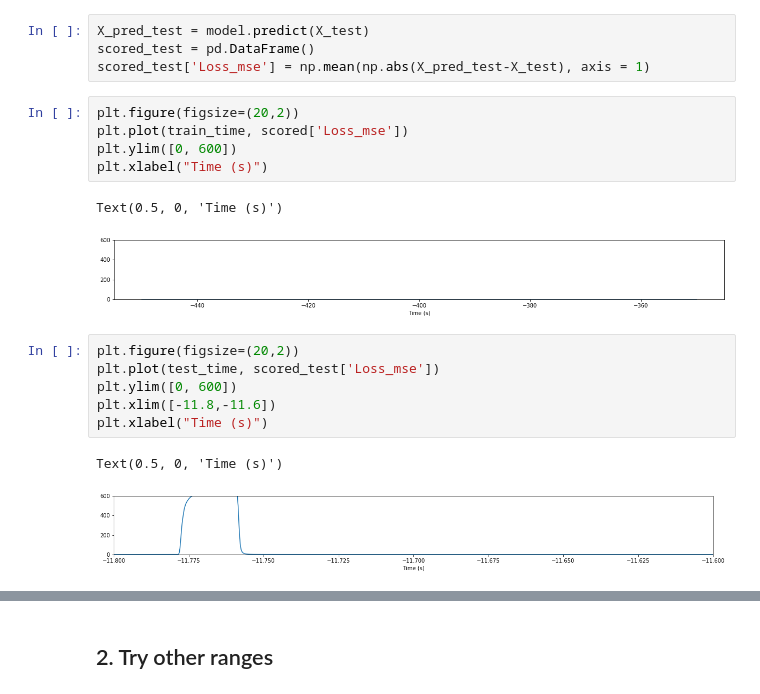
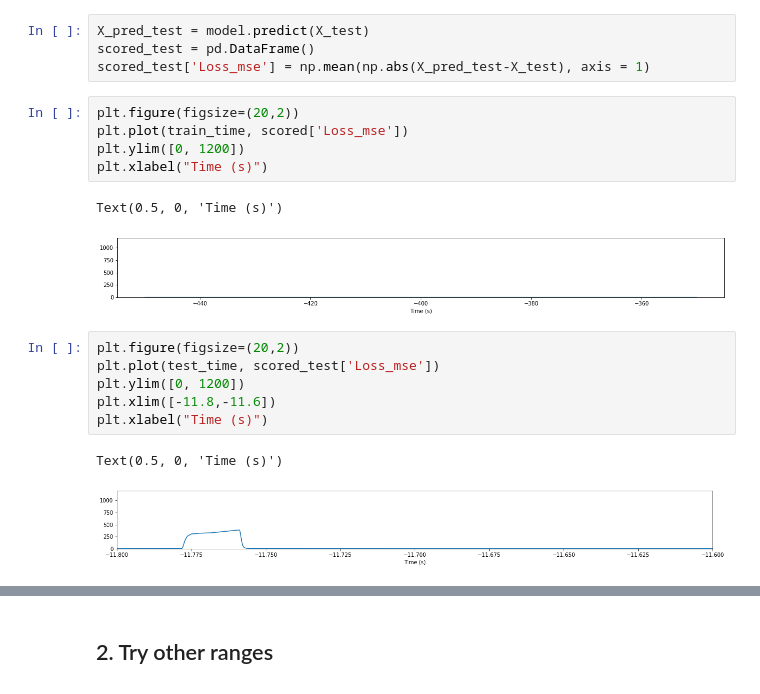
Before and after one commit to Duchstf/quench-detector, a Jupyter notebook: Ramp21--All-sensors-1.ipynb, the cells around one changed output, grey strips where cells are left out. Drawn from its saved outputs; the diff is of its cells as text.

```diff
--- a/Ramp21--All-sensors-1.ipynb
+++ b/Ramp21--All-sensors-1.ipynb
@@ -373,17 +373,17 @@ scored_test['Loss_mse'] = np.mean(np.abs(X_pred_test-X_test), axis = 1)
 # %%
 plt.figure(figsize=(20,2))
 plt.plot(train_time, scored['Loss_mse'])
-plt.ylim([0, 600])
+plt.ylim([0, 1200])
 plt.xlabel("Time (s)")
 # %% [output]
 Text(0.5, 0, 'Time (s)')
-[figure, old version]
+[figure, new version]
 # %%
 plt.figure(figsize=(20,2))
 plt.plot(test_time, scored_test['Loss_mse'])
-plt.ylim([0, 600])
+plt.ylim([0, 1200])
 plt.xlim([-11.8,-11.6])
 plt.xlabel("Time (s)")
 # %% [output]
 Text(0.5, 0, 'Time (s)')
-[figure, old version]
+[figure, new version]
```
Also changed, not shown: parts of 3 cells of this notebook, 16 other files.
